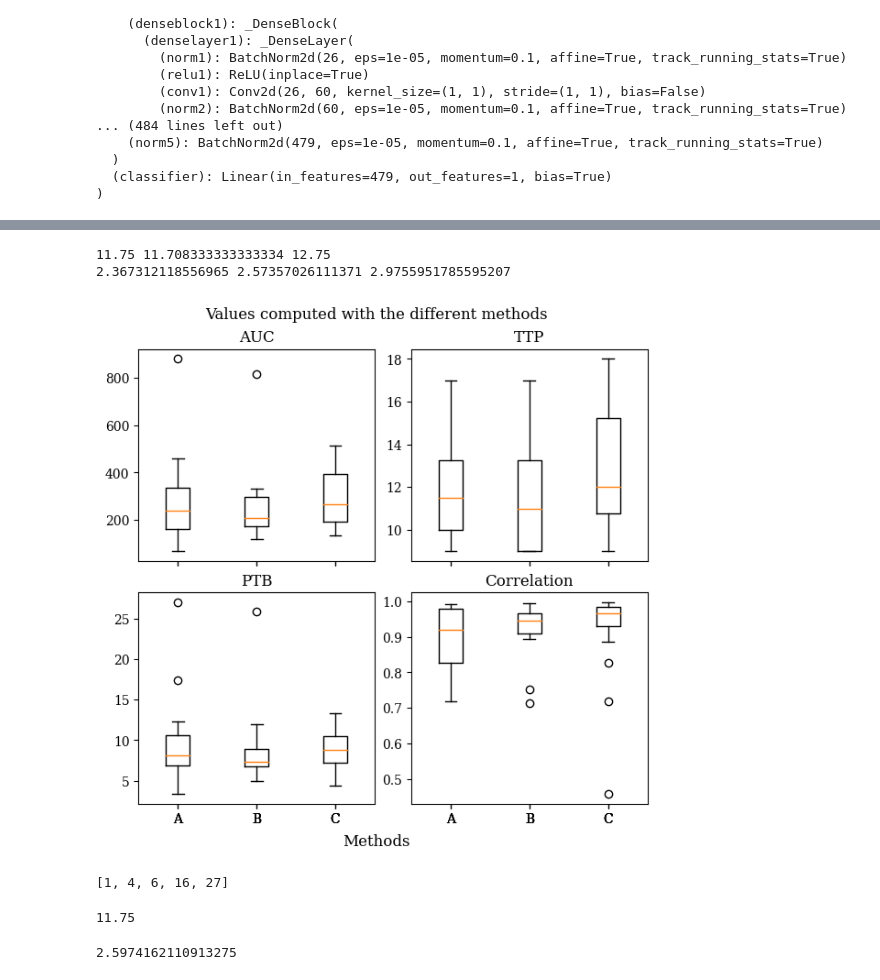
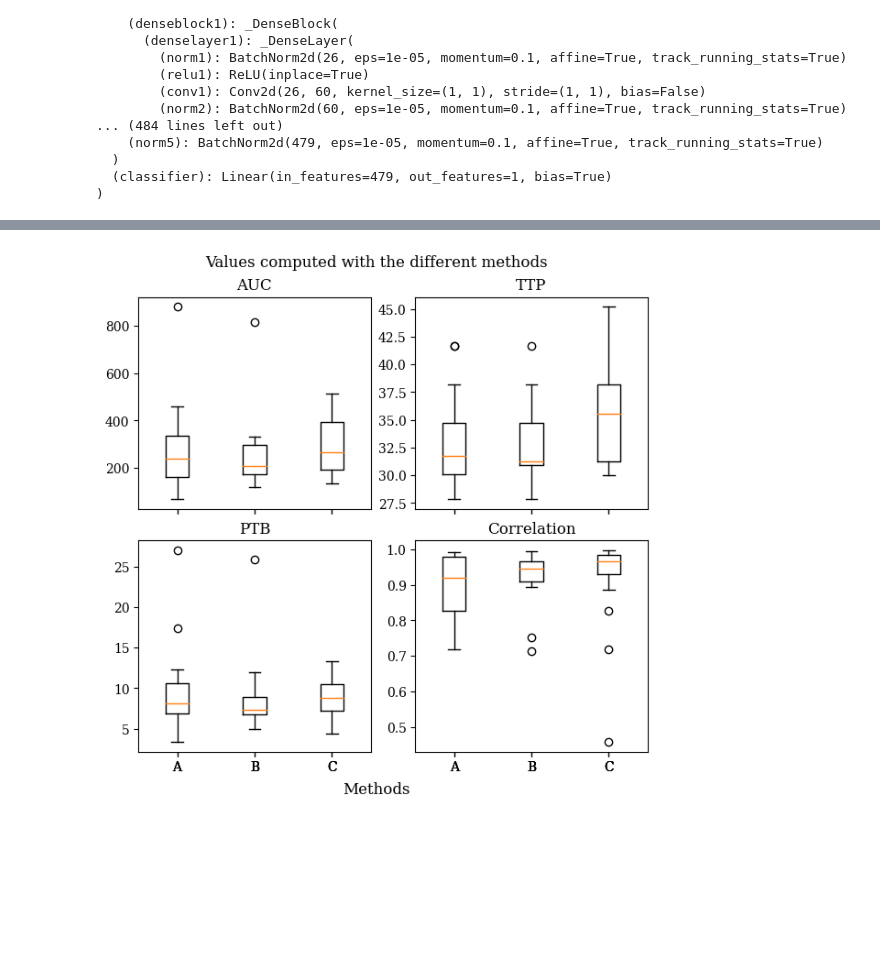
Before and after one commit to Skuvrik/Masterthesis, a Jupyter notebook: sailor_analysis.ipynb, the cells around one changed output, grey strips where cells are left out. Drawn from its saved outputs; the diff is of its cells as text; code cells hidden in the pictures; blank space fills up the shorter version.

```diff
--- a/sailor_analysis.ipynb
+++ b/sailor_analysis.ipynb
@@ -354,3 +351,3 @@ p_a, i_a, m_a = new_single_eval_curve(model=model, image_data=test_images, patie
 # %%
 p_g, i_g, m_g = new_single_eval_curve(model=model, image_data=test_images, patients=np.unique(test_images['Patient']), vol_intensities=intensities,
-                                      device=device, seed=SEED, crop=0.7, pred_type='global')
+                                      device=device, seed=SEED, detect_crop=0.7, extract_crop=0.7, pred_type='global')
@@ -537,19 +510,19 @@ def get_curve_metrics_dataframe(p, file_path):
 # %%
-def get_curve_metrics_array(p, diff=True):
+def get_curve_metrics_array(p, i_p, diff=True):
     results = [[], [], [], []]
     for patient in list(p.keys()):
-        c = get_curves(p[patient])
-        a, t, b = get_curves_metrics(c)
+        c, x = get_curves(p[patient], i_p[patient])
+        a, t, b = get_curves_metrics(c, x)
         da = get_diff(a)
         dt = get_diff(t)
         db = get_diff(b)
         ps = get_pearson(c)
         dp = get_diff(ps[:, 0])
         if diff:
-            results[0].extend(da)
-            results[1].extend(dt)
-            results[2].extend(db)
-            results[3].extend(ps[:, 0])
+            results[0].append(da)
+            results[1].append(dt)
+            results[2].append(db)
+            results[3].append(ps[:, 0])
         else:
             results[0].append(a)
             results[1].append(t)
@@ -580,10 +577,7 @@ plt.show()
 # %%
-nodiff_p = get_curve_metrics_array(p, False)
-nodiff_pa = get_curve_metrics_array(p_a, False)
-nodiff_pg = get_curve_metrics_array(p_g, False)
+diff_p = get_curve_metrics_array(p_s, i_s)
+diff_pa = get_curve_metrics_array(p_a, i_a)
+diff_pg = get_curve_metrics_array(p_g, i_g)
+nodiff_p = get_curve_metrics_array(p_s, i_s, False)
+nodiff_pa = get_curve_metrics_array(p_a, i_a,  False)
+nodiff_pg = get_curve_metrics_array(p_g, i_g,  False)
-# %%
-print(np.mean(nodiff_p[1]), np.mean(nodiff_pa[1]), np.mean(nodiff_pg[1]))
-print(np.std(nodiff_p[1]), np.std(nodiff_pa[1]), np.std(nodiff_pg[1]))
-# %% [output]
-11.75 11.708333333333334 12.75
-2.367312118556965 2.57357026111371 2.9755951785595207
@@ -590,20 +588,31 @@ print(np.std(nodiff_p[1]), np.std(nodiff_pa[1]), np.std(nodiff_pg[1]))
+# %%
+def flatten(input):
+    array = []
+    for i in input:
+        for j in i:
+            array.append(j)
+    return array
 # %%
 fig, axs = plt.subplots(2, 2, layout='constrained',
                         figsize=(6, 6), sharex=True)
-axs[0, 0].boxplot([nodiff_p[0], nodiff_pa[0], nodiff_pg[0]],
+axs[0, 0].boxplot([flatten(nodiff_p[0]), flatten(nodiff_pa[0]), flatten(nodiff_pg[0])],
                   labels=['A', 'B', 'C'])
 axs[0, 0].set_title('AUC')
 
-axs[0, 1].boxplot([nodiff_p[1], nodiff_pa[1], nodiff_pg[1]],
+axs[0, 1].boxplot([flatten(nodiff_p[1]), flatten(nodiff_pa[1]), flatten(nodiff_pg[1])],
                   labels=['A', 'B', 'C'])
 axs[0, 1].set_title('TTP')
 
-axs[1, 0].boxplot([nodiff_p[2], nodiff_pa[2], nodiff_pg[2]],
+axs[1, 0].boxplot([flatten(nodiff_p[2]), flatten(nodiff_pa[2]), flatten(nodiff_pg[2])],
                   labels=['A', 'B', 'C'])
 axs[1, 0].set_title('PTB')
+
+axs[1, 1].boxplot([flatten(nodiff_p[3]), flatten(nodiff_pa[3]), flatten(nodiff_pg[3])],
+                  labels=['A', 'B', 'C'])
+axs[1, 1].set_title('Correlation')
 
 fig.supxlabel('Methods')
 fig.suptitle('Values computed with the different methods')
 plt.show()
 # %% [output]
-[figure, old version]
+[figure, new version]
@@ -618,8 +618,0 @@ def get_curve_TTPs(p):
-# %%
-list(p.keys())
-# %% [output]
-[1, 4, 6, 16, 27]
-# %%
-np.mean(get_curve_TTPs(p))
-# %% [output]
-11.75
@@ -630,4 +618,0 @@ df_g = get_curve_metrics_dataframe(p_g, './metric_data/global_sailor.csv')
-# %%
-np.mean(df_g['sePTB'])
-# %% [output]
-2.5974162110913275
```
Also changed, not shown: parts of 28 cells of this notebook, 3 other files.
